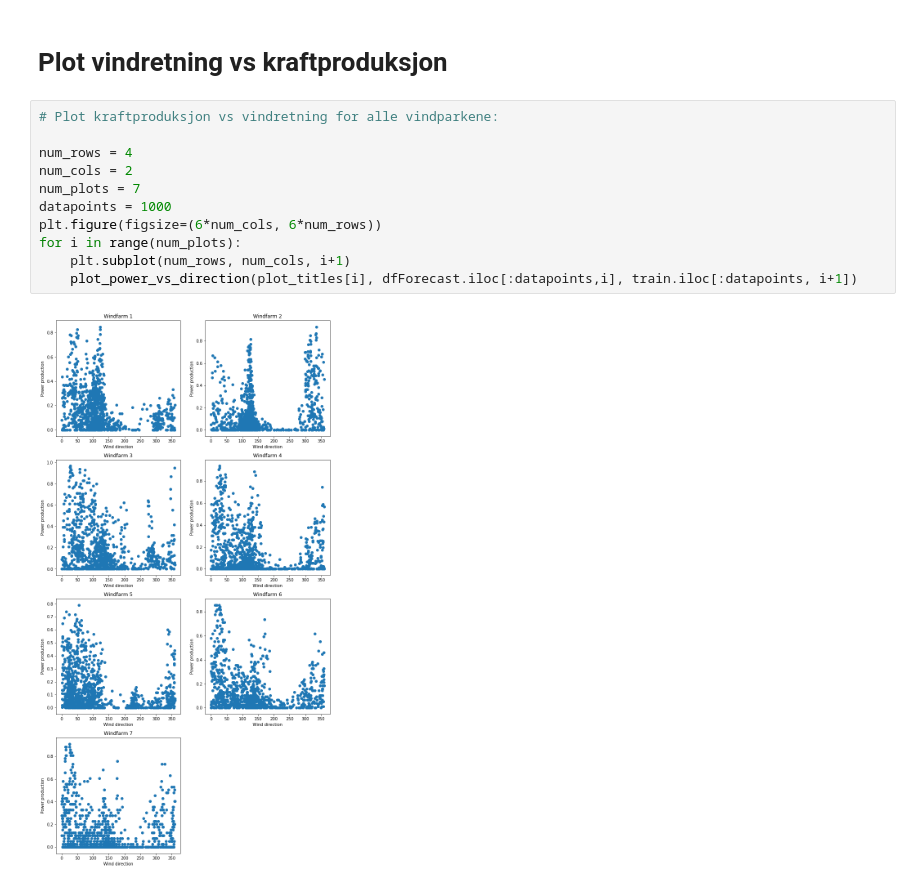
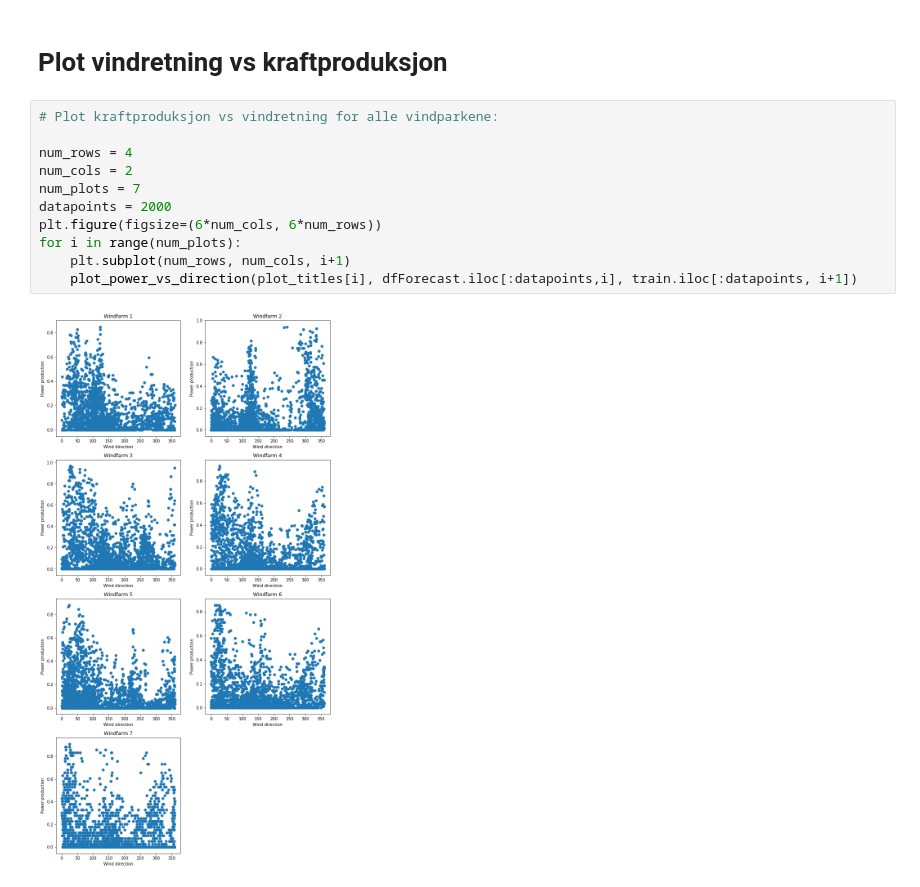
Before and after one commit to Pontius1007/TDT4859, a Jupyter notebook: Data exploration.ipynb, the cells around one changed output. Saved outputs shown, nothing was run; the diff lists cells and outputs as text.

```diff
--- a/Data exploration.ipynb
+++ b/Data exploration.ipynb
@@ -176,13 +177,13 @@ dfForecast = pd.DataFrame(data=fdict)
 # %%
 # Plot kraftproduksjon vs vindretning for alle vindparkene:
 
 num_rows = 4
 num_cols = 2
 num_plots = 7
-datapoints = 1000
+datapoints = 2000
 plt.figure(figsize=(6*num_cols, 6*num_rows))
 for i in range(num_plots):
     plt.subplot(num_rows, num_cols, i+1)
     plot_power_vs_direction(plot_titles[i], dfForecast.iloc[:datapoints,i], train.iloc[:datapoints, i+1])
 # %% [output]
-[figure, old version]
+[figure, new version]
```
Also changed, not shown: parts of 3 cells of this notebook.
